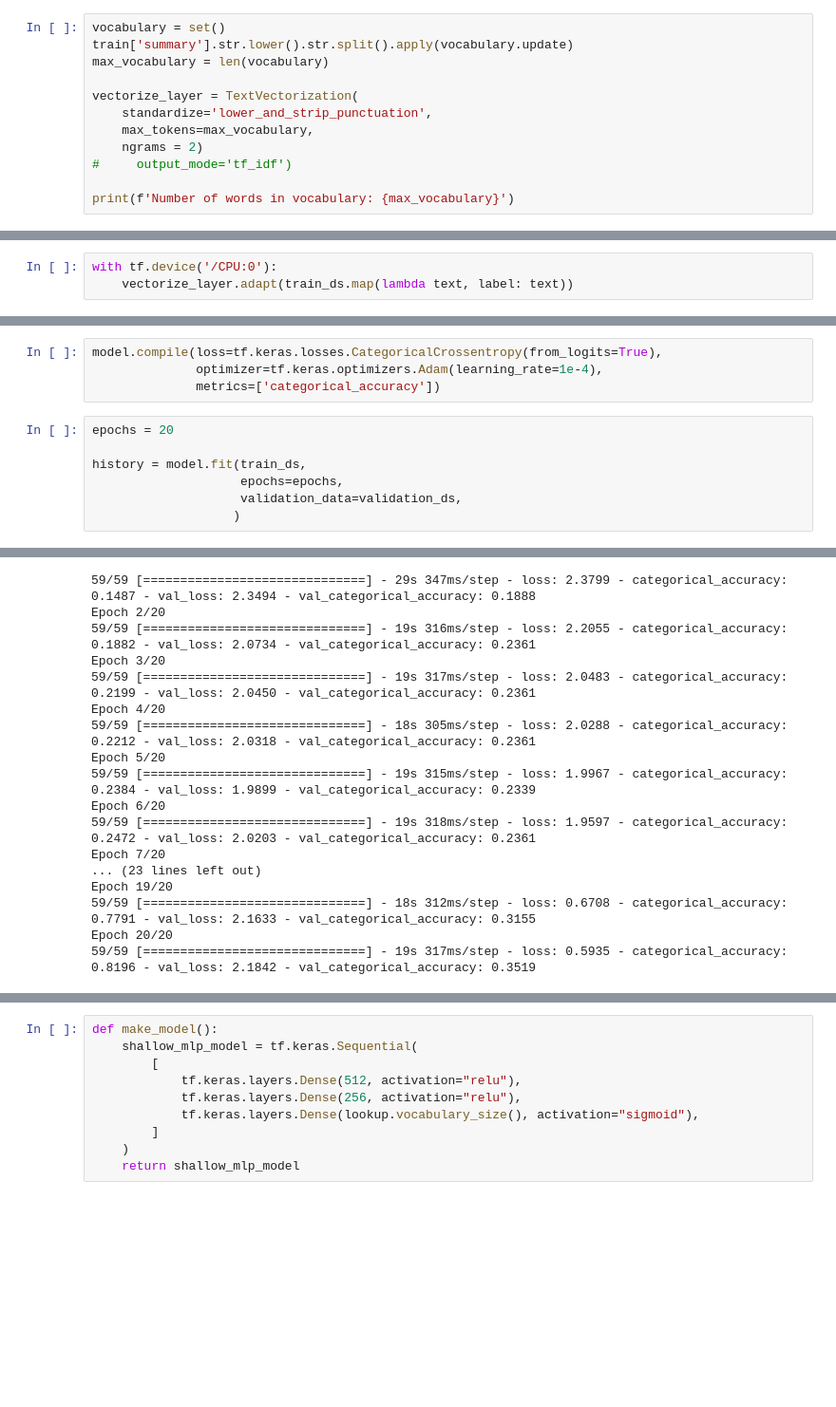
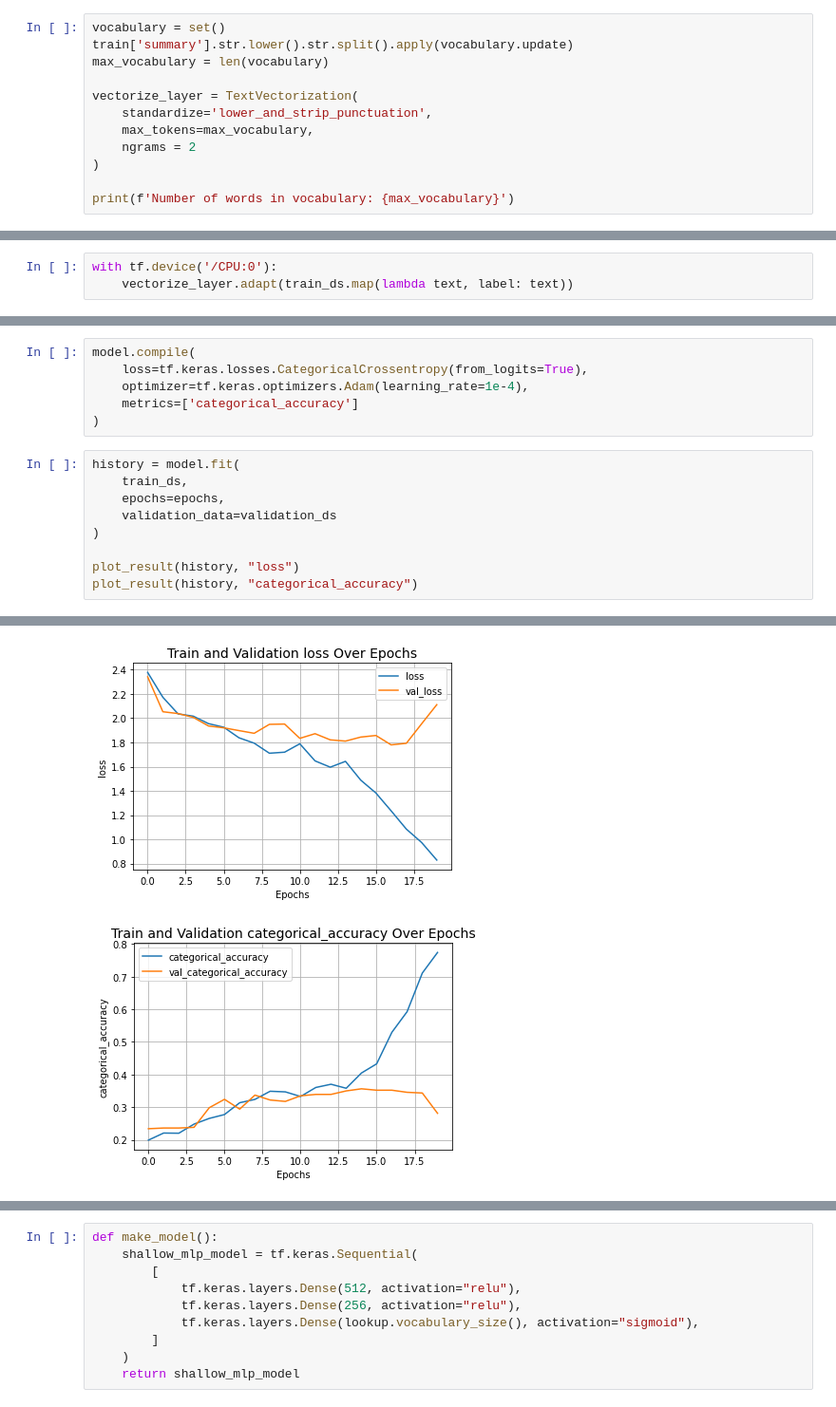
Before and after one commit to rorrostieta/book_genres, a Jupyter notebook: bookgenre-predict-nlp.ipynb, the cells around one changed output, grey strips where cells are left out. Shown at 95% size. Saved outputs shown, nothing was run; the diff lists cells and outputs as text; blank space fills up the shorter version.

Commit message:
Models complete and writeup done.

```diff
--- a/bookgenre-predict-nlp.ipynb
+++ b/bookgenre-predict-nlp.ipynb
@@ -209,8 +242,8 @@ max_vocabulary = len(vocabulary)
 vectorize_layer = TextVectorization(
     standardize='lower_and_strip_punctuation',
     max_tokens=max_vocabulary,
-    ngrams = 2)
-#     output_mode='tf_idf')
+    ngrams = 2
+)
 
 print(f'Number of words in vocabulary: {max_vocabulary}')
 # %% [output]
@@ -250,13 +294,17 @@ _________________________________________________________________
 # %%
-model.compile(loss=tf.keras.losses.CategoricalCrossentropy(from_logits=True),
-              optimizer=tf.keras.optimizers.Adam(learning_rate=1e-4),
-              metrics=['categorical_accuracy'])
+model.compile(
+    loss=tf.keras.losses.CategoricalCrossentropy(from_logits=True),
+    optimizer=tf.keras.optimizers.Adam(learning_rate=1e-4),
+    metrics=['categorical_accuracy']
+)
 # %%
-epochs = 20
+history = model.fit(
+    train_ds,
+    epochs=epochs,
+    validation_data=validation_ds
+)
 
-history = model.fit(train_ds,
-                    epochs=epochs,
-                    validation_data=validation_ds,
-                   )
+plot_result(history, "loss")
+plot_result(history, "categorical_accuracy")
 # %% [output]
 Epoch 1/20
@@ -264,17 +327,2 @@ Epoch 1/20
-59/59 [==============================] - 29s 347ms/step - loss: 2.3799 - categorical_accuracy: 0.1487 - val_loss: 2.3494 - val_categorical_accuracy: 0.1888
-Epoch 2/20
-59/59 [==============================] - 19s 316ms/step - loss: 2.2055 - categorical_accuracy: 0.1882 - val_loss: 2.0734 - val_categorical_accuracy: 0.2361
-Epoch 3/20
-59/59 [==============================] - 19s 317ms/step - loss: 2.0483 - categorical_accuracy: 0.2199 - val_loss: 2.0450 - val_categorical_accuracy: 0.2361
-Epoch 4/20
-59/59 [==============================] - 18s 305ms/step - loss: 2.0288 - categorical_accuracy: 0.2212 - val_loss: 2.0318 - val_categorical_accuracy: 0.2361
-Epoch 5/20
-59/59 [==============================] - 19s 315ms/step - loss: 1.9967 - categorical_accuracy: 0.2384 - val_loss: 1.9899 - val_categorical_accuracy: 0.2339
-Epoch 6/20
-59/59 [==============================] - 19s 318ms/step - loss: 1.9597 - categorical_accuracy: 0.2472 - val_loss: 2.0203 - val_categorical_accuracy: 0.2361
-Epoch 7/20
-... (23 lines left out)
-Epoch 19/20
-59/59 [==============================] - 18s 312ms/step - loss: 0.6708 - categorical_accuracy: 0.7791 - val_loss: 2.1633 - val_categorical_accuracy: 0.3155
-Epoch 20/20
-59/59 [==============================] - 19s 317ms/step - loss: 0.5935 - categorical_accuracy: 0.8196 - val_loss: 2.1842 - val_categorical_accuracy: 0.3519
+[figure, added]
+[figure, added]
```
Also changed, not shown: parts of 23 cells of this notebook.
